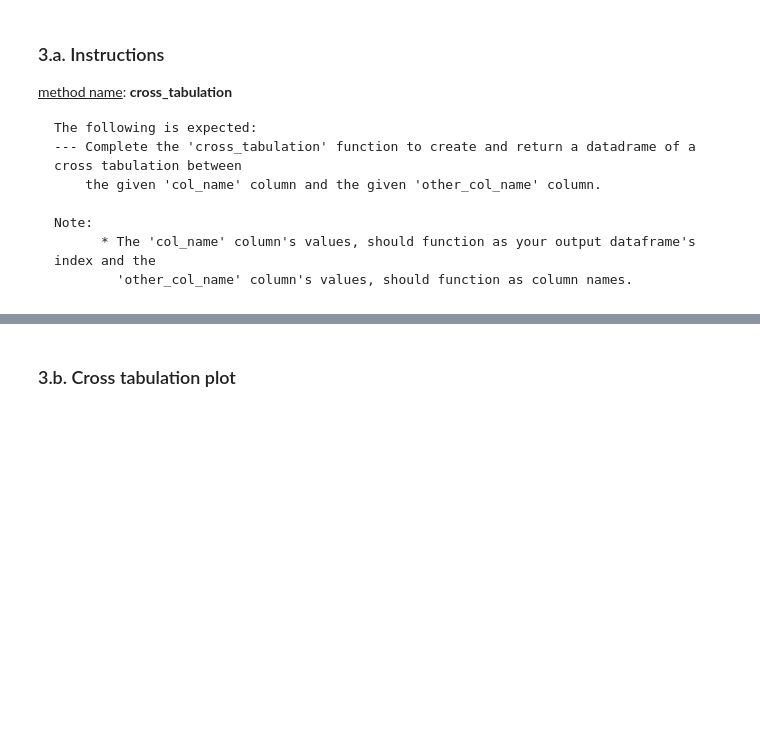
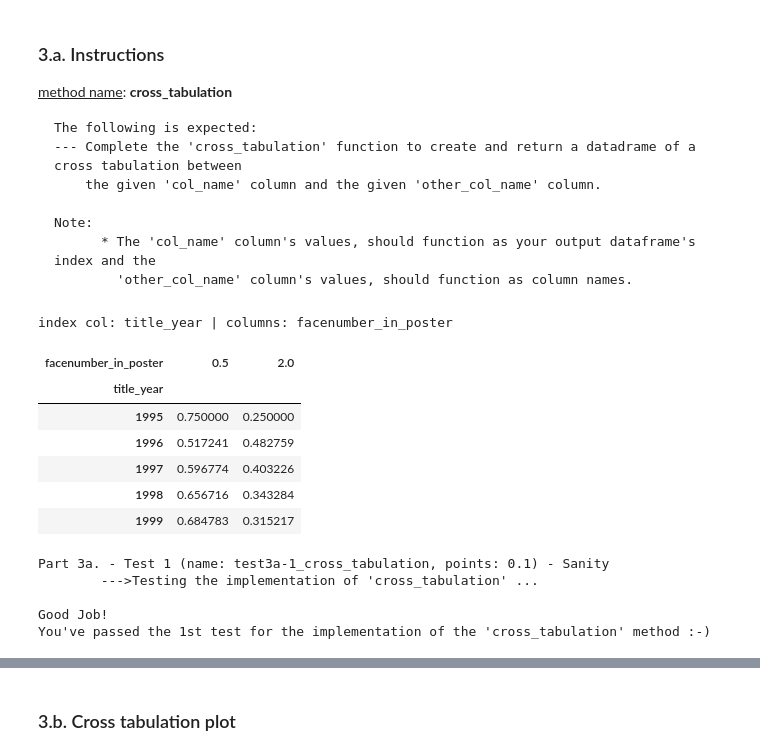
Before and after one commit to agamordechai/DataScienceIntro, a Jupyter notebook: lessons/lesson_6/fa-06-EDA_visualization.ipynb, the cells around one changed output, grey strips where cells are left out. Cells and saved outputs as stored; diff of their text form; code cells hidden in the pictures; blank space fills up the shorter version.

```diff
--- a/lessons/lesson_6/fa-06-EDA_visualization.ipynb
+++ b/lessons/lesson_6/fa-06-EDA_visualization.ipynb
@@ -55,7 +55,7 @@ In this section you will perform the following:
 # === CODE TYPE: ANSWER
 
 def load_csv(file_name, column_names):
-    return pd.read_csv(file_name, usecols=column_names)
+    return pd.read_csv(file_name)[column_names]
 # %%
 # 1.a.
 # ------------>>>>>>>> RUN THIS CODE CELL <<<<<<<<------------
@@ -949,6 +980,13 @@ IMPORTANT NOTE:
 # === CODE TYPE: ANSWER
 
 def plot_frequent_elements(df, df_in_params):
+    fig, axis = plt.subplots(1, len(df_in_params), figsize=(20,5))
+    for index, row in df_in_params.iterrows():
+        col_name = row['col_name']
+        num_top_elements = row['num_top_elements']
+        sr_freq_elements = get_frequent_elements(df, col_name, num_top_elements)
+        plot_type = row['plot_type']
+        one_dim_plot(sr_freq_elements, plot_type, axis[index])
 # %%
 # 2.c.
 # ------------>>>>>>>> RUN THIS CODE CELL <<<<<<<<------------
@@ -1132,9 +1193,7 @@ Note:
 # === CODE TYPE: ANSWER
 
 def cross_tabulation(df, col_name, other_col_name):
-    ###
-    ### YOUR CODE HERE
-    ###
+    return pd.crosstab(index=df[col_name], columns=df[other_col_name], normalize="index")
 # %%
 # 3.a.
 # ------------>>>>>>>> RUN THIS CODE CELL <<<<<<<<------------
@@ -1155,12 +1214,20 @@ df_crosstab = cross_tabulation(df_cln_processed_imdb, 'title_year', 'facenumber_
 # %%
 # 3.a.
 # ------------>>>>>>>> RUN THIS CODE CELL <<<<<<<<------------
 # --------  (run after implementation, if used)
 # === CODE TYPE: SELF TESTING
 # ---- Add your additional tests here if needed:
-###
-### YOUR CODE HERE
-###
+print("index col: title_year | columns: facenumber_in_poster")
+df_crosstab.head()
+# %% [output]
+index col: title_year | columns: facenumber_in_poster
+| facenumber_in_poster | 0.5 | 2.0 |
+| title_year |  |  |
+| 1995 | 0.750000 | 0.250000 |
+| 1996 | 0.517241 | 0.482759 |
+| 1997 | 0.596774 | 0.403226 |
+| 1998 | 0.656716 | 0.343284 |
+| 1999 | 0.684783 | 0.315217 |
 # %%
 # 3.a.
 # ------------>>>>>>>> RUN THIS CODE CELL <<<<<<<<------------
@@ -1186,6 +1253,12 @@ except Exception as e:
     raise
 
 print ("\nGood Job!\nYou've passed the 1st test for the implementation of the 'cross_tabulation' method :-)")
+# %% [output]
+Part 3a. - Test 1 (name: test3a-1_cross_tabulation, points: 0.1) - Sanity
+        --->Testing the implementation of 'cross_tabulation' ...
+
+Good Job!
+You've passed the 1st test for the implementation of the 'cross_tabulation' method :-)
 # %%
 # 3.a.
 # ------------>>>>>>>> RUN THIS CODE CELL <<<<<<<<------------
```
Also changed, not shown: parts of 26 cells of this notebook.
